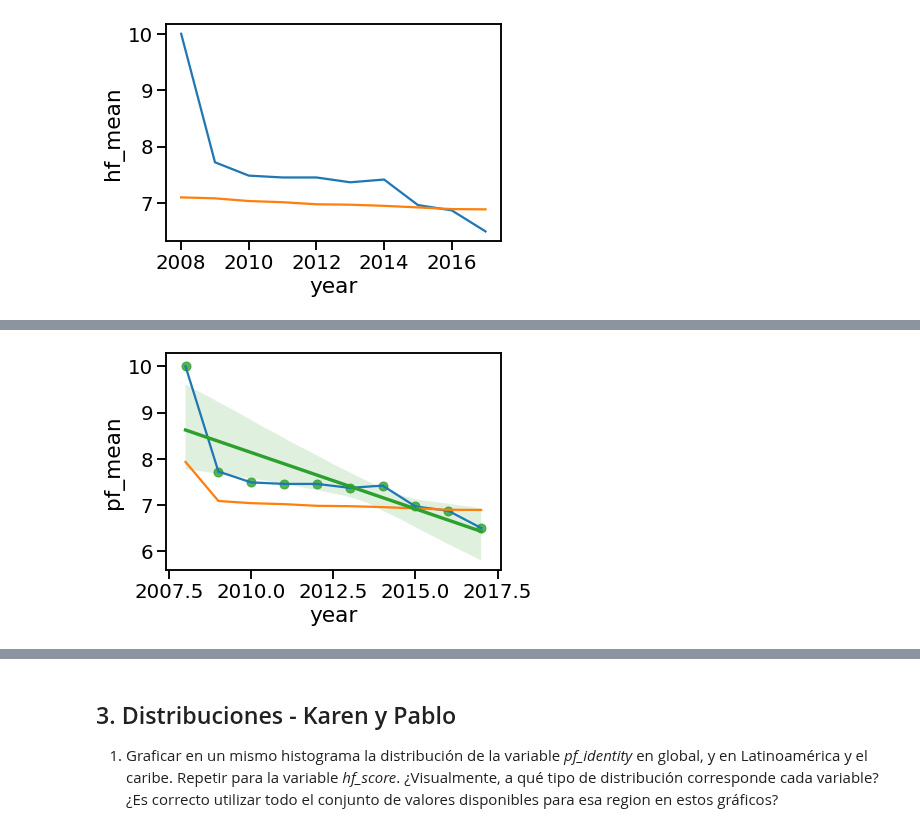
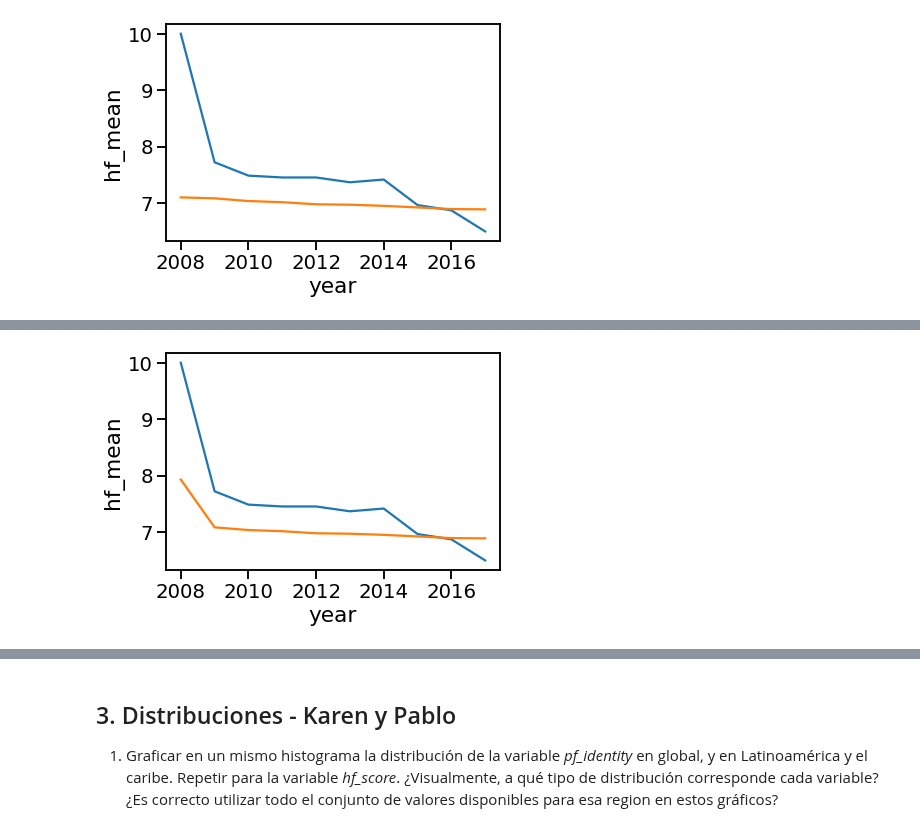
Before and after one commit to diplodatos2020-grupo5/AnalisisyVisualizacion, a Jupyter notebook: practico.ipynb, the cells around one changed output, grey strips where cells are left out. Saved outputs shown, nothing was run; the diff lists cells and outputs as text; code cells hidden in the pictures.

```diff
--- a/practico.ipynb
+++ b/practico.ipynb
@@ -471,10 +515,10 @@ hf_arg_plot = seaborn.lineplot(x="year", y="hf_mean", data=hf_arg)
 # %%
 pf_ur, hf_ur = get_means_by_country('Uruguay')
 pf_ur_plot = seaborn.lineplot(x="year", y="pf_mean", data=pf_ur)
 hf_ur_plot = seaborn.lineplot(x="year", y="hf_mean", data=hf_ur)
-ur_tend_pf = seaborn.regplot(x="year",y="pf_mean",data = pf_ur)
+#ur_tend_pf = seaborn.regplot(x="year",y="pf_mean",data = pf_ur)
 # %% [output]
-[figure, old version]
+[figure, new version]
 # %%
 pf_ch, hf_ch = get_means_by_country('Chile')
 pf_ch_plot = seaborn.lineplot(x="year", y="pf_mean", data=pf_ch)
```
Also changed, not shown: parts of 31 cells of this notebook.
